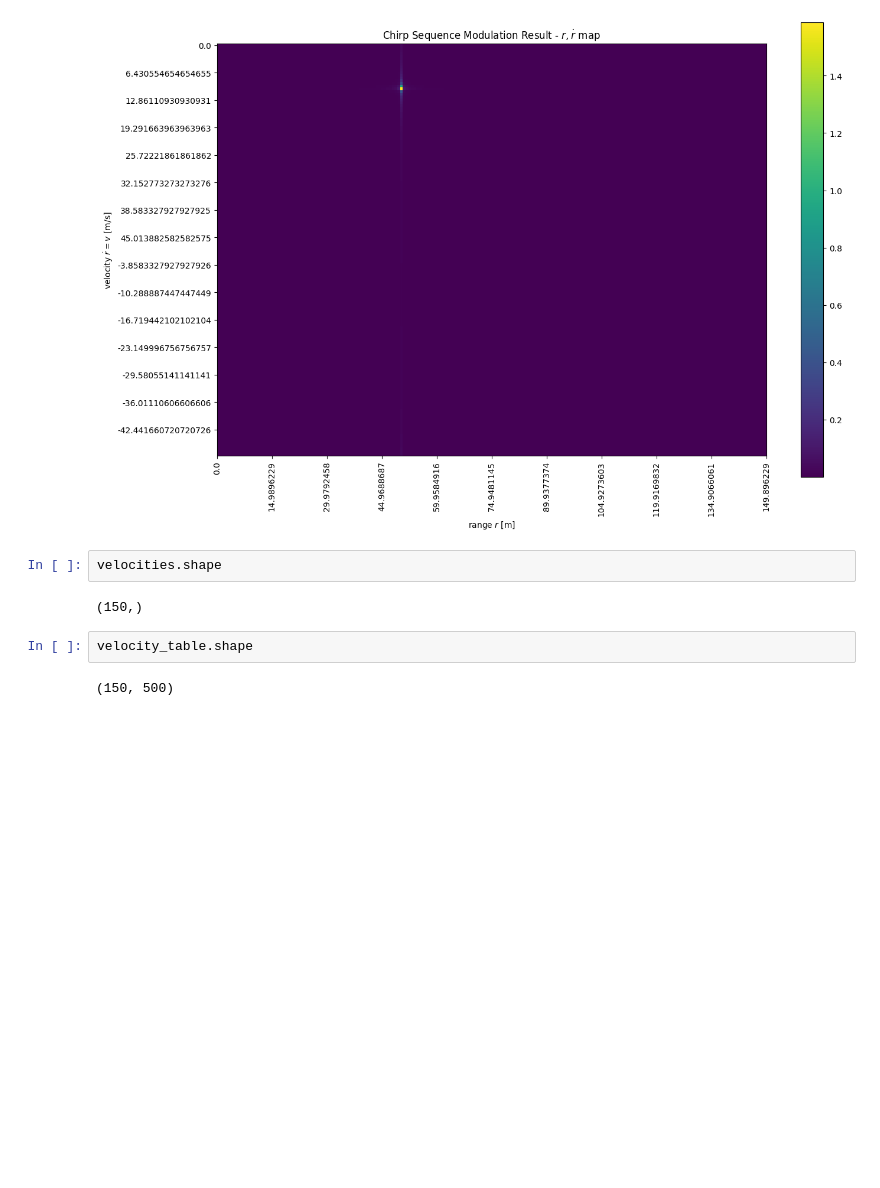
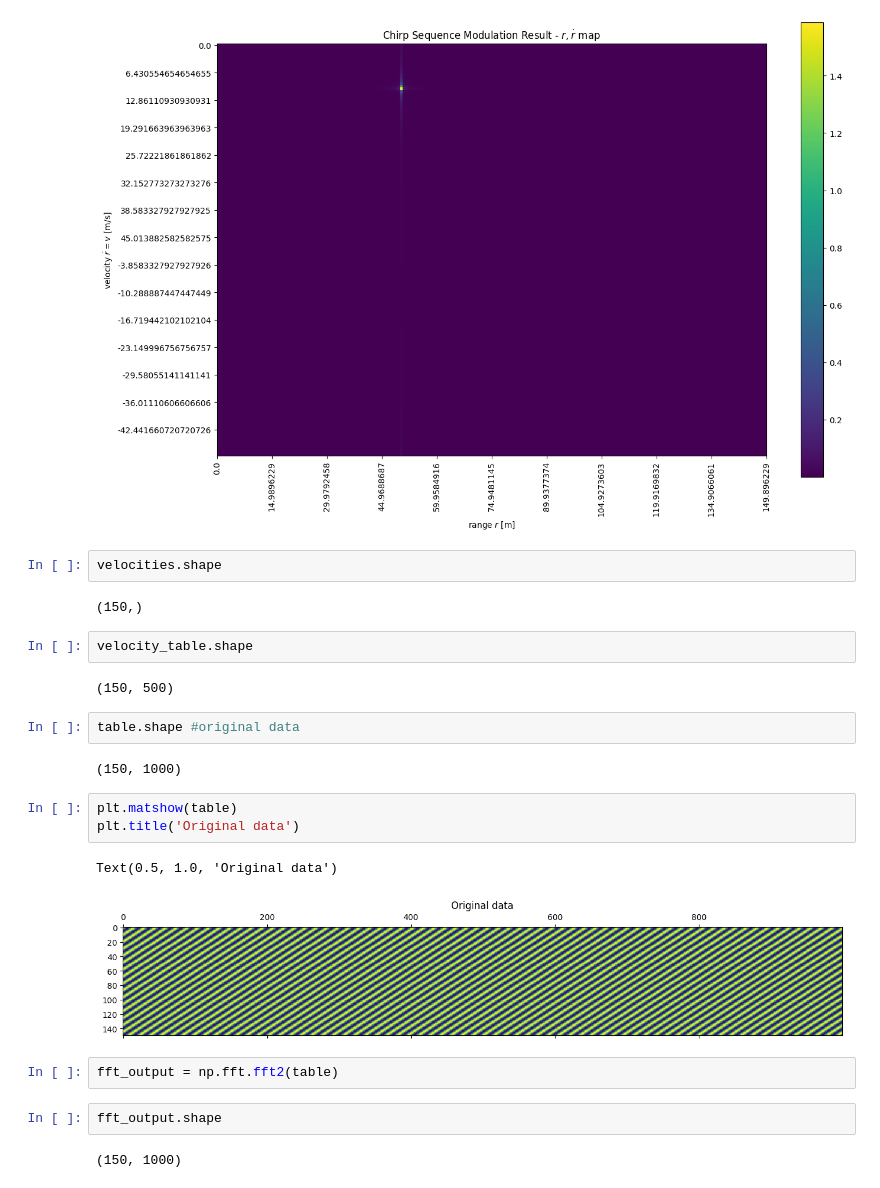
Before and after one commit to lkk688/AIsensing, a Jupyter notebook: sdrpysim/RADAR.ipynb, the cells around one changed output. Cells and saved outputs as stored; diff of their text form; blank space fills up the shorter version.

```diff
--- a/sdrpysim/RADAR.ipynb
+++ b/sdrpysim/RADAR.ipynb
@@ -592,3 +652,19 @@ velocities.shape
 velocity_table.shape
 # %% [output]
 (150, 500)
+# %%
+table.shape #original data
+# %% [output]
+(150, 1000)
+# %%
+plt.matshow(table)
+plt.title('Original data')
+# %% [output]
+Text(0.5, 1.0, 'Original data')
+[figure, added]
+# %%
+fft_output = np.fft.fft2(table)
+# %%
+fft_output.shape
+# %% [output]
+(150, 1000)
```
Also changed, not shown: parts of 40 cells of this notebook, 1 other file.
